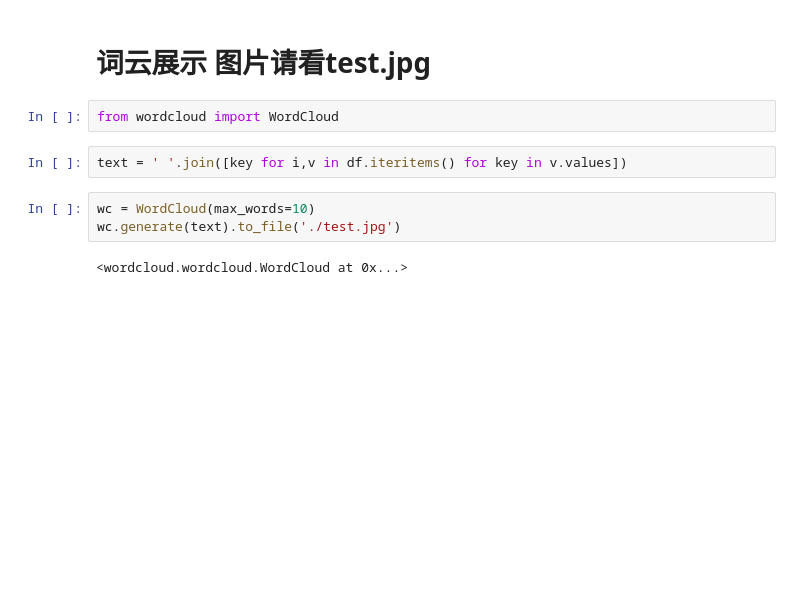
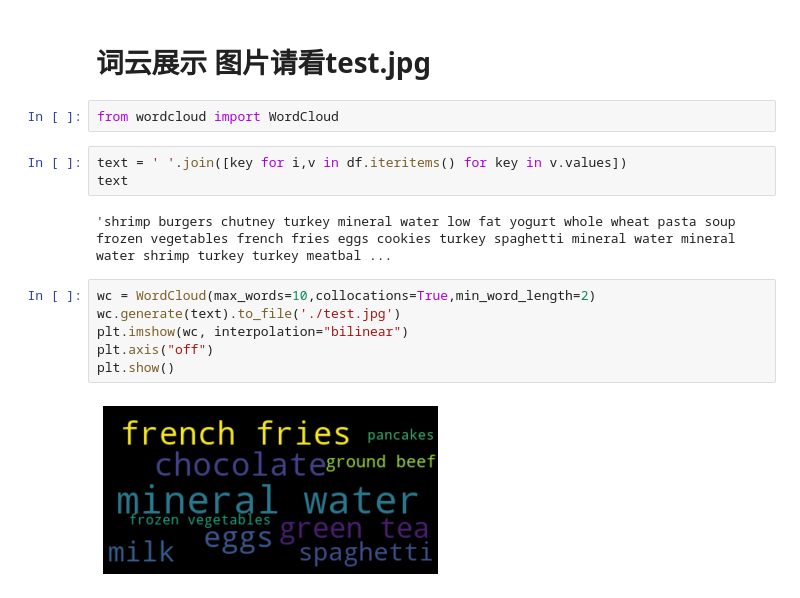
Before and after one commit to cyj1209/ai_homework_all, a Jupyter notebook: MQ/lesson-2/action.ipynb, the cells around one changed output. Saved outputs shown, nothing was run; the diff lists cells and outputs as text; blank space fills up the shorter version.

```diff
--- a/MQ/lesson-2/action.ipynb
+++ b/MQ/lesson-2/action.ipynb
@@ -47,8 +79,14 @@ plt.show()
 from wordcloud import WordCloud
 # %%
 text = ' '.join([key for i,v in df.iteritems() for key in v.values])
+text
+# %% [output]
+'shrimp burgers chutney turkey mineral water low fat yogurt whole wheat pasta soup frozen vegetables french fries eggs cookies turkey spaghetti mineral water mineral water shrimp turkey turkey meatbal ...
 # %%
-wc = WordCloud(max_words=10)
+wc = WordCloud(max_words=10,collocations=True,min_word_length=2)
 wc.generate(text).to_file('./test.jpg')
+plt.imshow(wc, interpolation="bilinear")
+plt.axis("off")
+plt.show()
 # %% [output]
-<wordcloud.wordcloud.WordCloud at 0x...>
+[figure, added]
```
Also changed, not shown: parts of 23 cells of this notebook, 1 other file.
